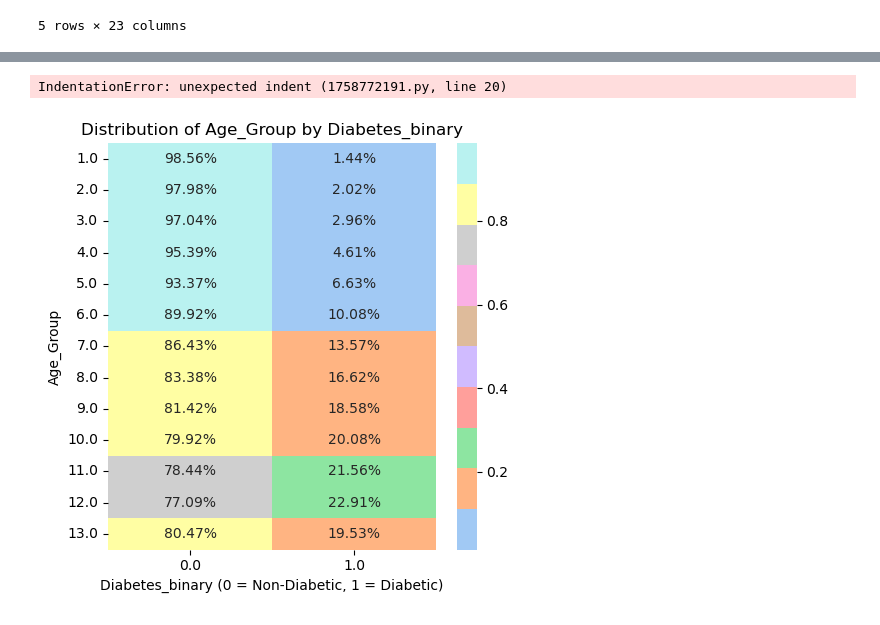
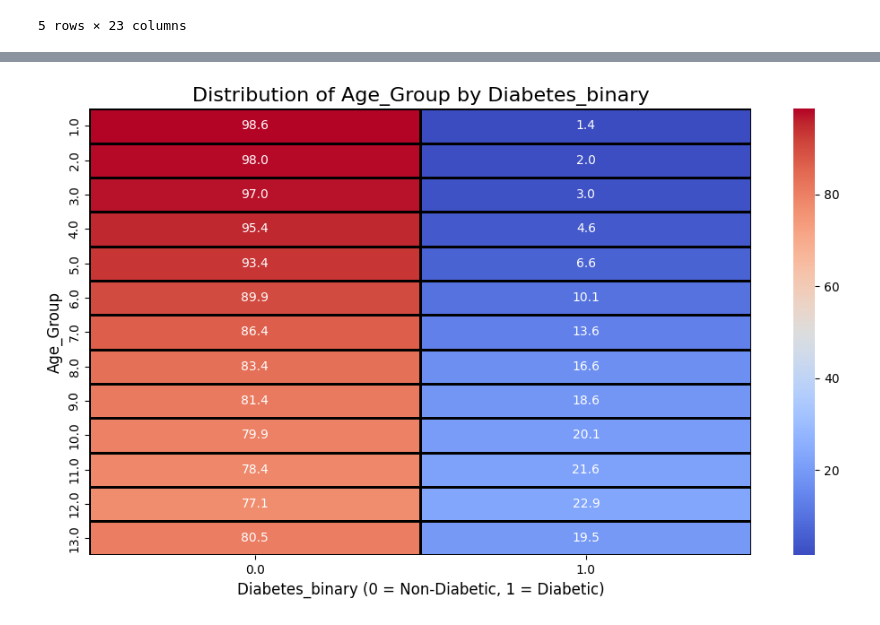
Before and after one commit to troytoy/Project_DA01, a Jupyter notebook: VIsualization.ipynb, the cells around one changed output, grey strips where cells are left out. Drawn from its saved outputs; the diff is of its cells as text; code cells hidden in the pictures.

```diff
--- a/VIsualization.ipynb
+++ b/VIsualization.ipynb
@@ -47,45 +47,46 @@ plt.show()
 # %%
-def visualize_feature(feature_name, df):
+import matplotlib.pyplot as plt
+import seaborn as sns
+import pandas as pd
+
+def visualize_age_distribution(feature_name, df):
     """
-    Visualizes the relationship between a categorical feature and Diabetes_binary using Seaborn pastel colors.
+    Visualizes the relationship between an age group feature and Diabetes_binary using Seaborn with enhanced clarity.
 
     Parameters:
-        feature_name (str): The name of the feature to analyze.
+        feature_name (str): The name of the feature (e.g., 'Age_Group') to analyze.
         df (pd.DataFrame): The DataFrame containing the data.
     """
 
-    # Generate a custom pastel colormap using Seaborn
-    pastel_colors = sns.color_palette('pastel', as_cmap=True)
+    # Create a crosstab of Age Group vs Diabetes_binary
+    cross_tab = pd.crosstab(df[feature_name], df['Diabetes_binary'], normalize='index') * 100  # Convert to percentages
 
-   # Choose a single pastel color
-    base_color = sns.color_palette('pastel', n_colors=1)[0]
-
-# Create a colormap from the pastel color
-pastel_cmap = sns.light_palette(base_color, as_cmap=True)
-
-    # Create a single subplot for the heatmap
-    fig, ax = plt.subplots(1, 1, figsize=(5, 5))
-
-    # Crosstab heatmap
-    cross_tab = pd.crosstab(df[feature_name], df['Diabetes_binary'], normalize='index')
+    # Set up the heatmap
+    fig, ax = plt.subplots(figsize=(10, 6))  # Larger figure for better readability
     sns.heatmap(
         cross_tab,
-        annot=True,
-        cmap=pastel_colors,  # Use Seaborn pastel colormap
-        fmt='.2%',
-        cbar=True,
+        annot=True,          # Show values in cells
+        cmap="coolwarm",     # Use a clear diverging colormap
+        fmt='.1f',           # Format values as percentages
+        linewidths=1,        # Add gridlines between cells
+        linecolor='black',   # Set gridline color
+        cbar=True,           # Show the color bar
         ax=ax
     )
-    ax.set_title(f'Distribution of {feature_name} by Diabetes_binary')
-    ax.set_xlabel('Diabetes_binary (0 = Non-Diabetic, 1 = Diabetic)')
-    ax.set_ylabel(feature_name)
 
-    plt.savefig('2.Distribution of Age_group.png', format='png', dpi=300)  # Save as PNG with 300 DPI
+    # Customize titles and labels
+    ax.set_title(f'Distribution of {feature_name} by Diabetes_binary', fontsize=16)
+    ax.set_xlabel('Diabetes_binary (0 = Non-Diabetic, 1 = Diabetic)', fontsize=12)
+    ax.set_ylabel(feature_name, fontsize=12)
+    ax.tick_params(axis='both', which='major', labelsize=10)  # Adjust tick label size
+
+    # Save and show the plot
     plt.tight_layout()
+    plt.savefig('2.Age_Group_Distribution_Heatmap.png', format='png', dpi=300)
     plt.show()
+
+# Example Usage
+# Assuming `df_binary` is your DataFrame and 'Age_Group' is the feature of interest
+visualize_age_distribution('Age_Group', df_binary)
 # %% [output]
-IndentationError: unexpected indent (1758772191.py, line 20)
+[figure, added]
-# %%
-visualize_feature('Age_Group' , df_binary)
-# %% [output]
-[figure, removed]
```
Also changed, not shown: parts of 4 cells of this notebook, 4 other files.
